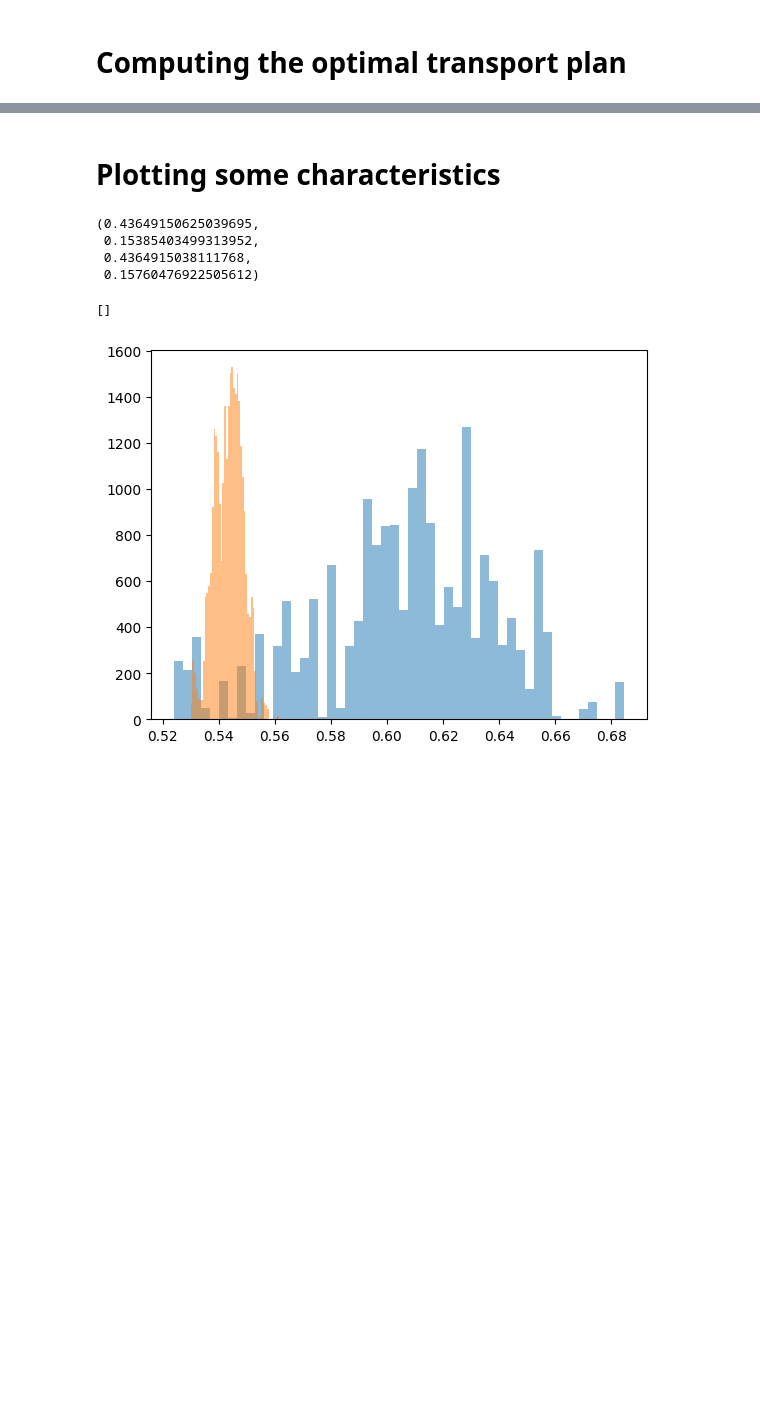
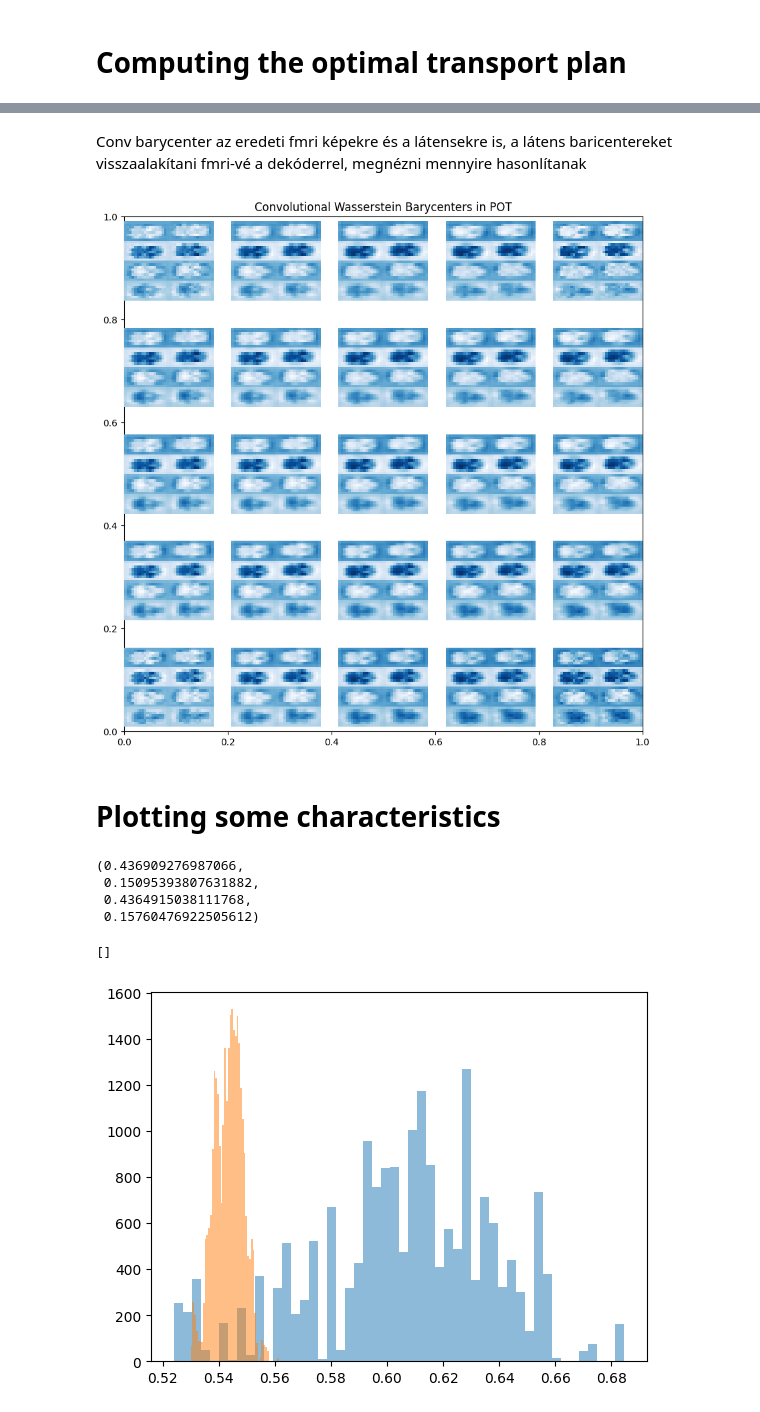
Before and after one commit to balazsmorv/fmri_classifier, a Jupyter notebook: Notebook experiments/Transforms/Optimal Transport.ipynb, the cells around one changed output, grey strips where cells are left out. Saved outputs shown, nothing was run; the diff lists cells and outputs as text; code cells hidden in the pictures; blank space fills up the shorter version.

```diff
--- a/Notebook experiments/Transforms/Optimal Transport.ipynb
+++ b/Notebook experiments/Transforms/Optimal Transport.ipynb
@@ -49,3 +49,9 @@ ys = y_um1_train
 
 Xt = X_nyu
 yt = y_nyu
+# %%
+ys_1, ys_2 = 0, 0
+for i in range(len(ys)):
+    if ys[i] == 1: ys_1 += 1
+    if ys[i] == 2: ys_2 += 1
+ys_1, ys_2
@@ -51,0 +60,6 @@ yt = y_nyu
+# %%
+yt_1, yt_2 = 0, 0
+for i in range(len(yt)):
+    if yt[i] == 1: yt_1 += 1
+    if yt[i] == 2: yt_2 += 1
+yt_1, yt_2
@@ -65,10 +91,70 @@ transp_Xs_sinkhorn = ot_sinkhorn.transform(Xs=Xs)
+# %% [markdown]
+Conv barycenter az eredeti fmri képekre és a látensekre is, a látens baricentereket visszaalakítani fmri-vé a dekóderrel, megnézni mennyire hasonlítanak
+# %%
+import matplotlib.pylab as pl
+import torch
+
+f1 = X_nyu[0].reshape((32, 36))
+f2 = X_nyu[1].reshape((32, 36))
+f3 = X_um1[0].reshape((32, 36))
+f4 = X_um1[1].reshape((32, 36))
+
+f1 = f1 / np.sum(f1)
+f2 = f2 / np.sum(f2)
+f3 = f3 / np.sum(f3)
+f4 = f4 / np.sum(f4)
+
+A = [f1, f2, f3, f4]
+
+v1 = np.array((1, 0, 0, 0))
+v2 = np.array((0, 1, 0, 0))
+v3 = np.array((0, 0, 1, 0))
+v4 = np.array((0, 0, 0, 1))
+
+nb_images = 5
+
+pl.figure(figsize=(10, 10))
+pl.title('Convolutional Wasserstein Barycenters in POT')
+cm = 'Blues'
+# regularization parameter
+reg = 0.0005
+for i in range(nb_images):
+    for j in range(nb_images):
+        pl.subplot(nb_images, nb_images, i * nb_images + j + 1)
+        tx = float(i) / (nb_images - 1)
+        ty = float(j) / (nb_images - 1)
+
+        # weights are constructed by bilinear interpolation
+        tmp1 = (1 - tx) * v1 + tx * v2
+        tmp2 = (1 - tx) * v3 + tx * v4
+        weights = (1 - ty) * tmp1 + ty * tmp2
+
+        if i == 0 and j == 0:
+            pl.imshow(f1, cmap=cm)
+            pl.axis('off')
+        elif i == 0 and j == (nb_images - 1):
+            pl.imshow(f3, cmap=cm)
+            pl.axis('off')
+        elif i == (nb_images - 1) and j == 0:
+            pl.imshow(f2, cmap=cm)
+            pl.axis('off')
+        elif i == (nb_images - 1) and j == (nb_images - 1):
+            pl.imshow(f4, cmap=cm)
+            pl.axis('off')
+        else:
+            # call to barycenter computation
+            pl.imshow(ot.bregman.convolutional_barycenter2d(A, reg, weights), cmap=cm)
+            pl.axis('off')
+pl.show()
+# %% [output]
+[figure, added]
 # %% [markdown]
 # Plotting some characteristics
 # %%
-transp_Xs_sinkhorn.mean(), transp_Xs_sinkhorn.std(), Xt.mean(), Xt.std()
+Xst.mean(), Xst.std(), Xt.mean(), Xt.std()
 # %% [output]
-(0.43649150625039695,
- 0.15385403499313952,
+(0.436909276987066,
+ 0.15095393807631882,
  0.4364915038111768,
  0.15760476922505612)
 # %%
```
Also changed, not shown: parts of 17 cells of this notebook, 23 other files.
